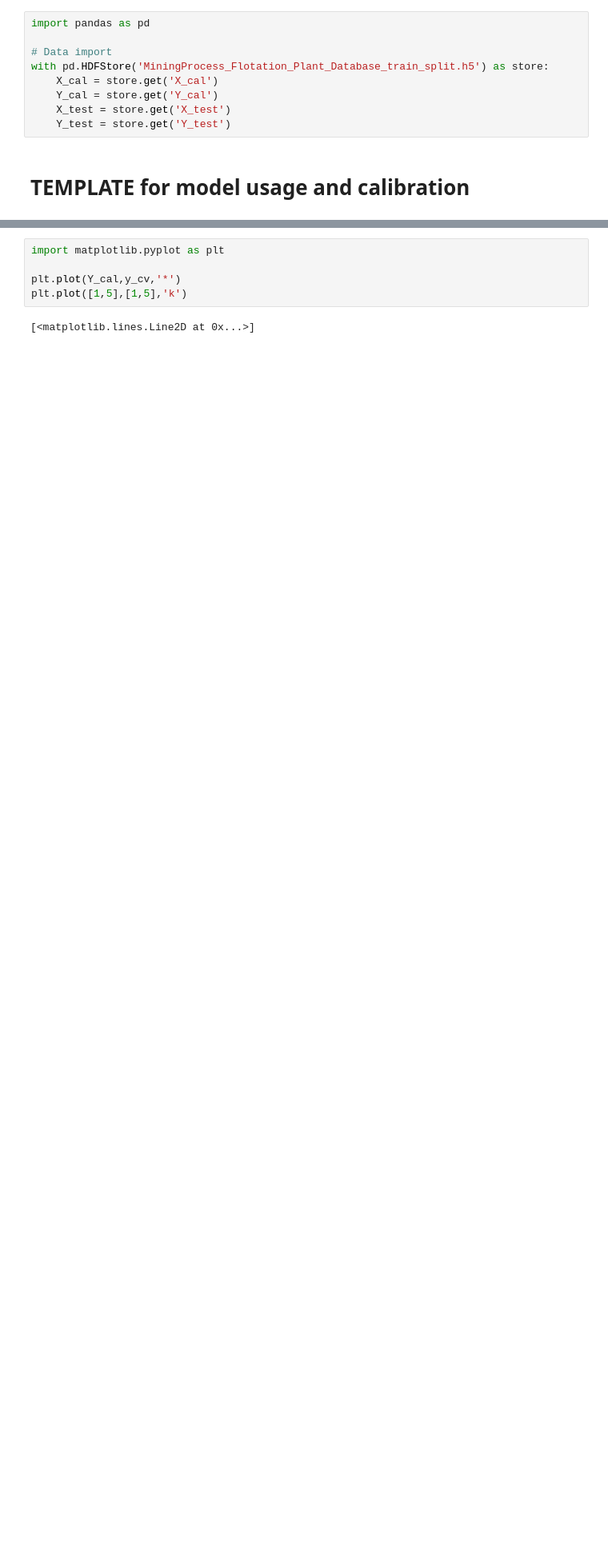
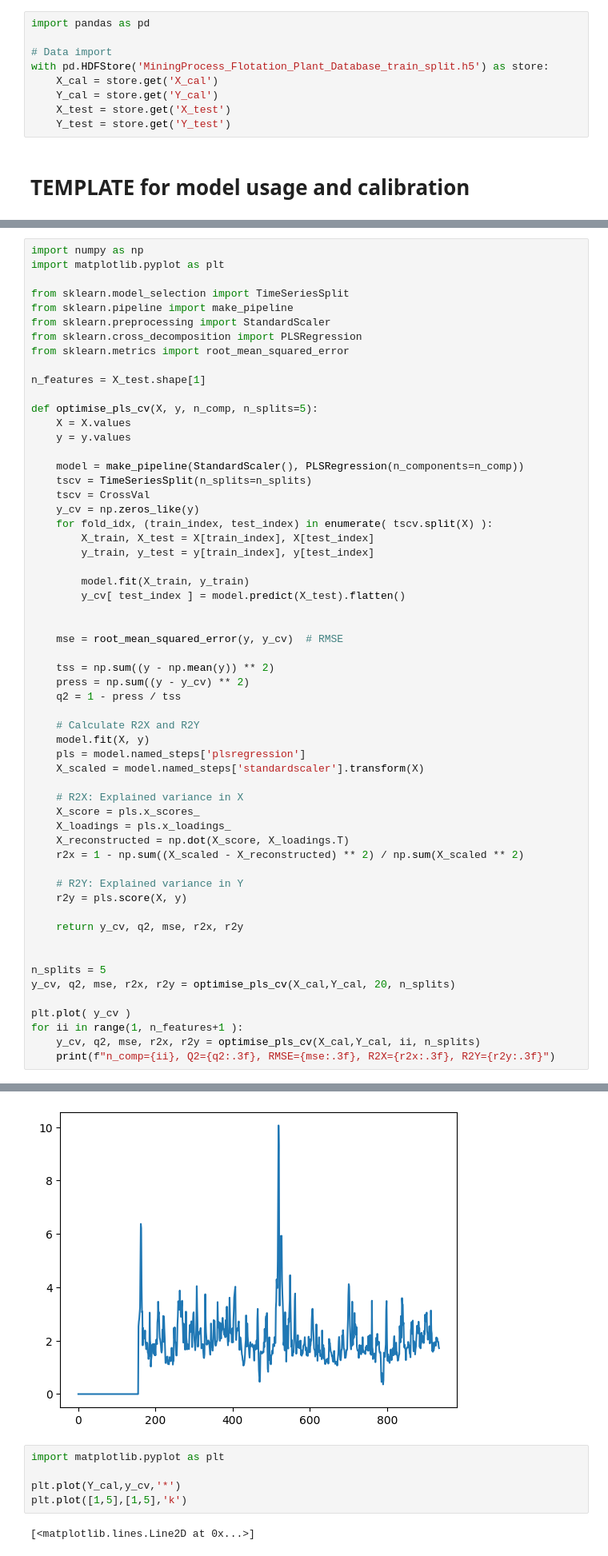
Before and after one commit to PauliAnt/ADAML_PA, a Jupyter notebook: week05-model_creation.ipynb, the cells around one changed output, grey strips where cells are left out. Shown: that part at 80% size. Saved outputs shown, nothing was run; the diff lists cells and outputs as text; blank space fills up the shorter version.

```diff
--- a/week05-model_creation.ipynb
+++ b/week05-model_creation.ipynb
@@ -36,0 +12,59 @@ y_cv,q2,mse = optimise_pls_cv(X_cal,Y_cal,10)
+# %%
+import numpy as np
+import matplotlib.pyplot as plt
+
+from sklearn.model_selection import TimeSeriesSplit
+from sklearn.pipeline import make_pipeline
+from sklearn.preprocessing import StandardScaler
+from sklearn.cross_decomposition import PLSRegression
+from sklearn.metrics import root_mean_squared_error
+
+n_features = X_test.shape[1]
+
+def optimise_pls_cv(X, y, n_comp, n_splits=5):
+    X = X.values
+    y = y.values
+
+    model = make_pipeline(StandardScaler(), PLSRegression(n_components=n_comp))
+    tscv = TimeSeriesSplit(n_splits=n_splits)
+    tscv = CrossVal
+    y_cv = np.zeros_like(y)
+    for fold_idx, (train_index, test_index) in enumerate( tscv.split(X) ):
+        X_train, X_test = X[train_index], X[test_index]
+        y_train, y_test = y[train_index], y[test_index]
+
+        model.fit(X_train, y_train)
+        y_cv[ test_index ] = model.predict(X_test).flatten()
+
+
+    mse = root_mean_squared_error(y, y_cv)  # RMSE
+
+    tss = np.sum((y - np.mean(y)) ** 2)
+    press = np.sum((y - y_cv) ** 2)
+    q2 = 1 - press / tss
+
+    # Calculate R2X and R2Y
+    model.fit(X, y)
+    pls = model.named_steps['plsregression']
+    X_scaled = model.named_steps['standardscaler'].transform(X)
+
+    # R2X: Explained variance in X
+    X_score = pls.x_scores_
+    X_loadings = pls.x_loadings_
+    X_reconstructed = np.dot(X_score, X_loadings.T)
+    r2x = 1 - np.sum((X_scaled - X_reconstructed) ** 2) / np.sum(X_scaled ** 2)
+
+    # R2Y: Explained variance in Y
+    r2y = pls.score(X, y)
+
+    return y_cv, q2, mse, r2x, r2y
+
+
+n_splits = 5
+y_cv, q2, mse, r2x, r2y = optimise_pls_cv(X_cal,Y_cal, 20, n_splits)
+
+plt.plot( y_cv )
+for ii in range(1, n_features+1 ):
+    y_cv, q2, mse, r2x, r2y = optimise_pls_cv(X_cal,Y_cal, ii, n_splits)
+    print(f"n_comp={ii}, Q2={q2:.3f}, RMSE={mse:.3f}, R2X={r2x:.3f}, R2Y={r2y:.3f}")
+# %% [output]
@@ -37,3 +88,4 @@ y_cv,q2,mse = optimise_pls_cv(X_cal,Y_cal,10)
+[figure, added]
 # %%
 import matplotlib.pyplot as plt
 
```
Also changed, not shown: parts of 2 cells of this notebook, 2 other files.
